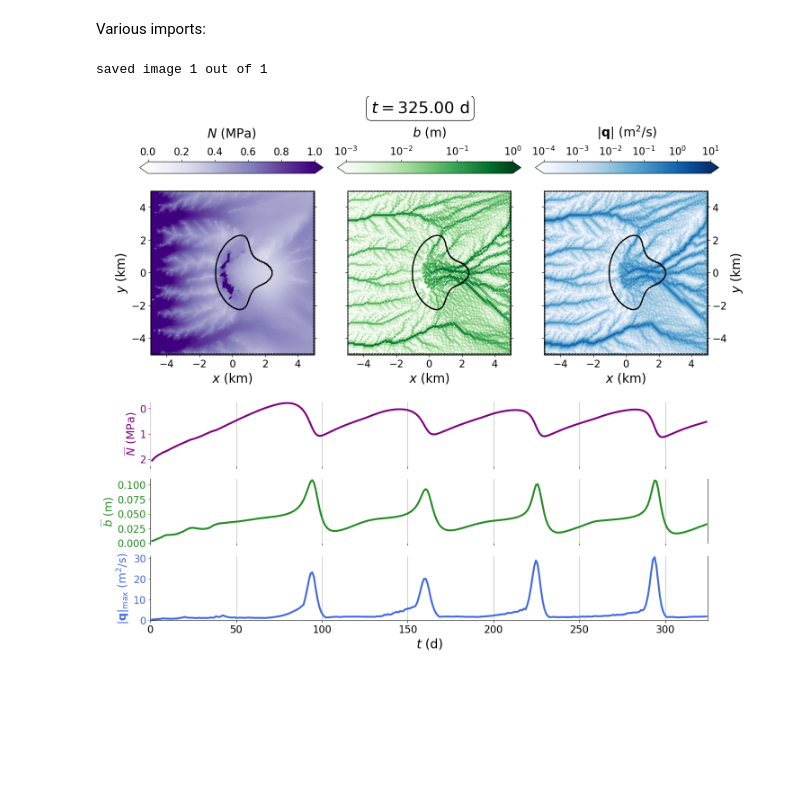
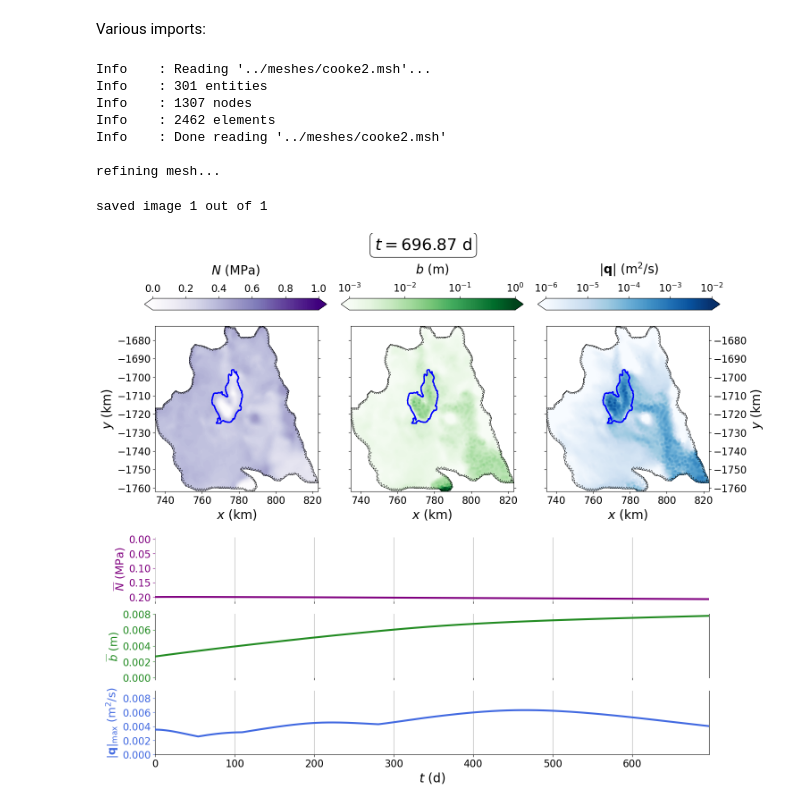
Before and after one commit to agstub/shakti-fenics, a Jupyter notebook: notebooks/solution-plots.ipynb, the cells around one changed output. Saved outputs shown, nothing was run; the diff lists cells and outputs as text; code cells hidden in the pictures; blank space fills up the shorter version.

Commit message:
plotting and setup changes

```diff
--- a/notebooks/solution-plots.ipynb
+++ b/notebooks/solution-plots.ipynb
@@ -21,6 +22,6 @@ from load_lakes import gdf
 # %%
 # set the results to load
-resultsname = '../results/example'
+resultsname = '../results/cooke2_store'
 # %%
 # load the setup module for that experiment
 sys.path.insert(0, resultsname)
@@ -31,6 +32,14 @@ setup = importlib.import_module(setup_name)
 lake_bdry = setup.lake_bdry.x.array
 # create triangulation for matplotlib plotting that mirrors the mesh triangulation.
 triang = Triangulation(setup.domain.geometry.x[:,0]/1e3,setup.domain.geometry.x[:,1]/1e3,setup.domain.geometry.dofmap)
+# %% [output]
+Info    : Reading '../meshes/cooke2.msh'...
+Info    : 301 entities
+Info    : 1307 nodes
+Info    : 2462 elements
+Info    : Done reading '../meshes/cooke2.msh'
+
+refining mesh...
 # %%
 t = np.load(resultsname+'/t.npy')
 nodes_x = np.load(resultsname+'/nodes_x.npy')
@@ -58,13 +67,13 @@ q_max = np.zeros(t.size)
 j_max=0
 
 for j in range(t.size):
-    if np.max(q_m[j,:]>1e-7):
+    if np.max(q_m[j,:]>1e-10):
         N_j = N[j,:]
         b_j = b[j,:]
         q_j = q_m[j,:]
         q_max[j] = np.max(q_j)
 
-        if np.max(lake_bdry)>1e-7:
+        if np.max(lake_bdry)>1e-10:
             # if storage take mean of pressure over lake area
             # and max of disharge
             N_mean[j] = np.mean(N_j[lake_bdry>1e-2])
@@ -77,6 +86,9 @@ for j in range(t.size):
 
         j_max+=1
 j_max -= 1
+# %%
+qlim2 = np.ceil(np.log10(np.max(q_m)))
+qlim1 = np.floor(np.log10(np.mean(q_m[:,1:j_max])))
 # %%
 # NOTE:  working on 3-panel plot here
 # choose to plot a single timestep OR a sequence to make a movie
@@ -156,7 +168,7 @@ for i in ind:
     plt.subplot(233)
     q_i = q_m[i]
     plt.triplot(triang_bdry,linewidth=0.5,color='k',alpha=1,zorder=100)
-    p2 = plt.tricontourf(triang,q_i,cmap='Blues',extend='both',norm=colors.LogNorm(),levels=np.logspace(-4,1,100))
+    p2 = plt.tricontourf(triang,q_i,cmap='Blues',extend='both',norm=colors.LogNorm(),levels=np.logspace(qlim1,qlim2,100))
     if lake_name != 'none':
         outline.plot(edgecolor='b',linestyle='-',facecolor='none',ax=plt.gca(),linewidth=2,zorder=100,alpha=1)
     else:
@@ -170,7 +182,7 @@ for i in ind:
     plt.yticks(fontsize=16)
     plt.gca().tick_params(axis='y', which='both', labelleft=False, left=True)
     cbar_ax = fig.add_axes([0.66, 0.875, 0.255, 0.02])
-    cbar = plt.colorbar(p2,cax=cbar_ax,orientation='horizontal',ticks=np.logspace(-4,1,6))#,format='%.0e')
+    cbar = plt.colorbar(p2,cax=cbar_ax,orientation='horizontal',ticks=np.logspace(qlim1,qlim2,1+int(np.abs(qlim2-qlim1))))#,format='%.0e')
     cbar.set_label(r'$|\mathbf{q}|$ (m$^2/$s)',fontsize=20,labelpad=15)
     cbar.ax.tick_params(labelsize=16)
     cbar.ax.xaxis.set_ticks_position('top')
@@ -194,31 +206,31 @@ for i in ind:
     plt.plot(t[1:i]*365./3.154e7,q_max[1:i],color='royalblue',linewidth=3,zorder=10)
     plt.xticks(fontsize=16)
     plt.yticks(fontsize=16)
     plt.gca().tick_params(axis='y', colors="royalblue")
     plt.ylabel(r'$|\mathbf{q}|_\mathrm{max}$ (m$^2$/s) ',fontsize=18,color='royalblue')
     plt.xlim(0,t[j_max]*365./3.154e7)
     plt.ylim(0,q_max.max()+0.1*np.std(q_max))
     plt.gca().spines['top'].set_visible(False)
     plt.grid(axis='x')
     plt.xlabel(r'$t$ (d)',fontsize=20)
 
     plot = plt.subplot(615)
     plt.plot(t[1:i]*365./3.154e7,b_mean[1:i],color='forestgreen',linewidth=3,zorder=10)
     plt.xticks(fontsize=16)
     plt.yticks(fontsize=16)
     plt.gca().tick_params(axis='y', colors="forestgreen")
     plt.ylabel(r'$\overline{b}$ (m) ',fontsize=18,color='forestgreen')
     plt.xlim(0,t[j_max]*365./3.154e7)
     plt.ylim(0,b_mean.max()+0.1*np.std(b_mean))
     plt.gca().spines['top'].set_visible(False)
     plt.gca().spines['bottom'].set_visible(False)
     plt.grid(axis='x')
     plt.gca().xaxis.set_ticklabels([])
     plt.savefig('{}/movie/movie_'.format(resultsname)+str(j),bbox_inches='tight')
     if len(ind)==1:
         plt.show()
     plt.close()
     j+=1
 # %% [output]
 saved image 1 out of 1
-[figure, old version]
+[figure, new version]
```
Also changed, not shown: parts of 1 cell of this notebook, 4 other files.
